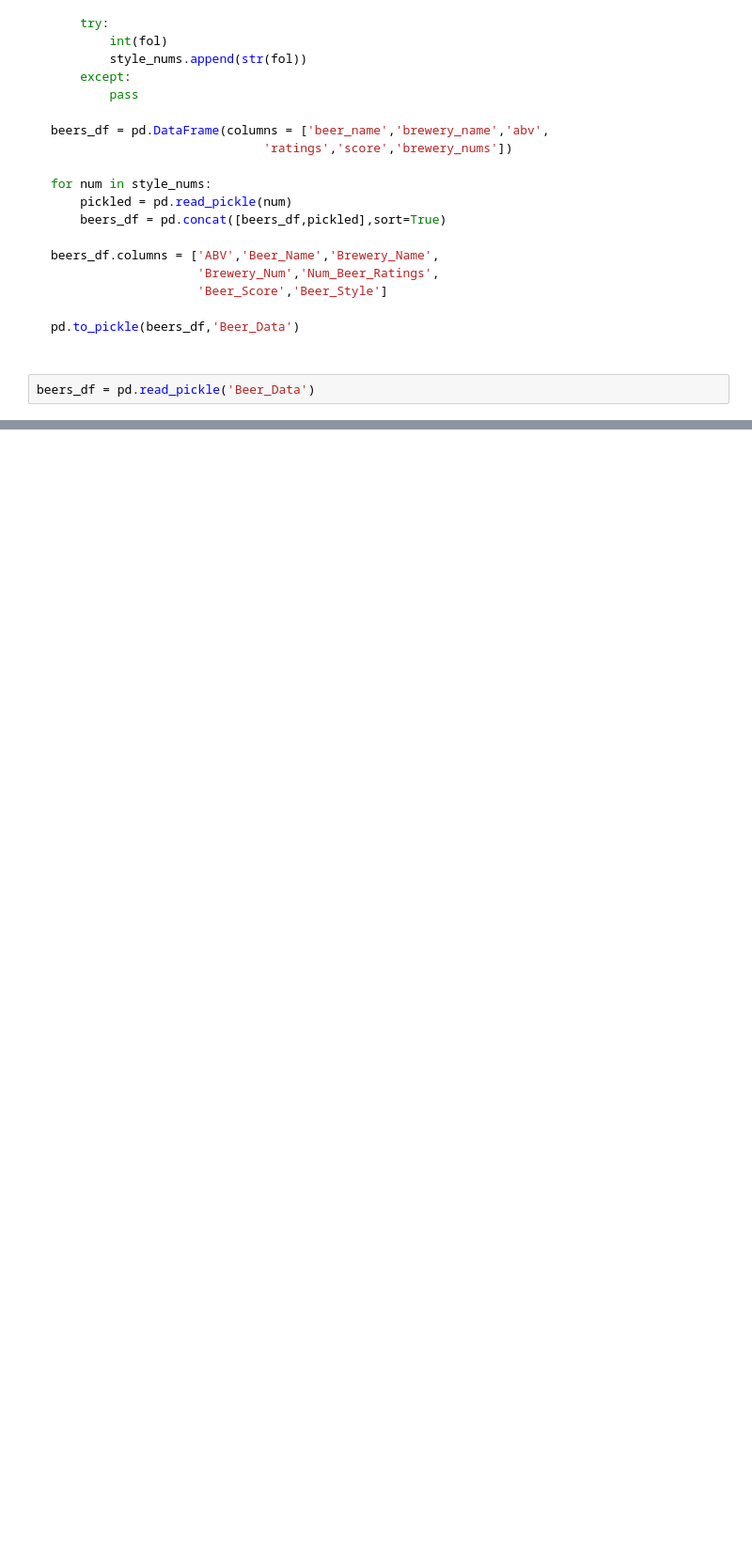
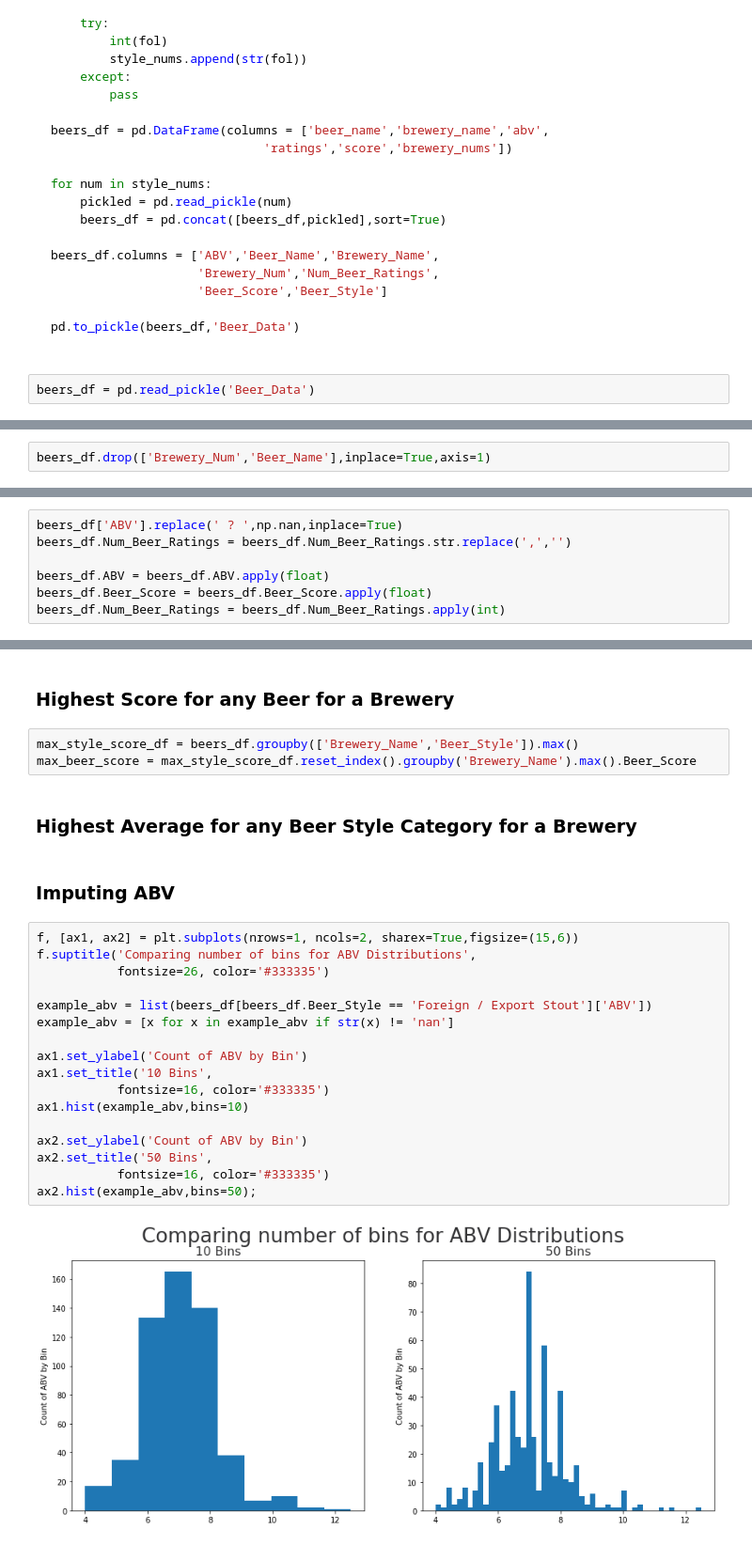
Before and after one commit to keith12345/Beergression, a Jupyter notebook: Data_Pipeline_Notes.ipynb, the cells around one changed output, grey strips where cells are left out. Shown at 94% size. Cells and saved outputs as stored; diff of their text form; blank space fills up the shorter version.

```diff
--- a/Data_Pipeline_Notes.ipynb
+++ b/Data_Pipeline_Notes.ipynb
@@ -200,0 +204,2 @@ while i < 7:
+# %%
+beers_df.drop(['Brewery_Num','Beer_Name'],inplace=True,axis=1)
@@ -200,0 +210,7 @@ while i < 7:
+# %%
+beers_df['ABV'].replace(' ? ',np.nan,inplace=True)
+beers_df.Num_Beer_Ratings = beers_df.Num_Beer_Ratings.str.replace(',','')
+
+beers_df.ABV = beers_df.ABV.apply(float)
+beers_df.Beer_Score = beers_df.Beer_Score.apply(float)
+beers_df.Num_Beer_Ratings = beers_df.Num_Beer_Ratings.apply(int)
@@ -200,0 +254,28 @@ while i < 7:
+# %% [markdown]
+### Highest Score for any Beer for a Brewery
+# %%
+max_style_score_df = beers_df.groupby(['Brewery_Name','Beer_Style']).max()
+max_beer_score = max_style_score_df.reset_index().groupby('Brewery_Name').max().Beer_Score
+# %% [markdown]
+### Highest Average for any Beer Style Category for a Brewery
+# %% [markdown]
+### Imputing ABV
+# %%
+f, [ax1, ax2] = plt.subplots(nrows=1, ncols=2, sharex=True,figsize=(15,6))
+f.suptitle('Comparing number of bins for ABV Distributions',
+           fontsize=26, color='#333335')
+
+example_abv = list(beers_df[beers_df.Beer_Style == 'Foreign / Export Stout']['ABV'])
+example_abv = [x for x in example_abv if str(x) != 'nan']
+
+ax1.set_ylabel('Count of ABV by Bin')
+ax1.set_title('10 Bins',
+           fontsize=16, color='#333335')
+ax1.hist(example_abv,bins=10)
+
+ax2.set_ylabel('Count of ABV by Bin')
+ax2.set_title('50 Bins',
+           fontsize=16, color='#333335')
+ax2.hist(example_abv,bins=50);
+# %% [output]
+[figure, added]
```
Also changed, not shown: parts of 46 cells of this notebook.
